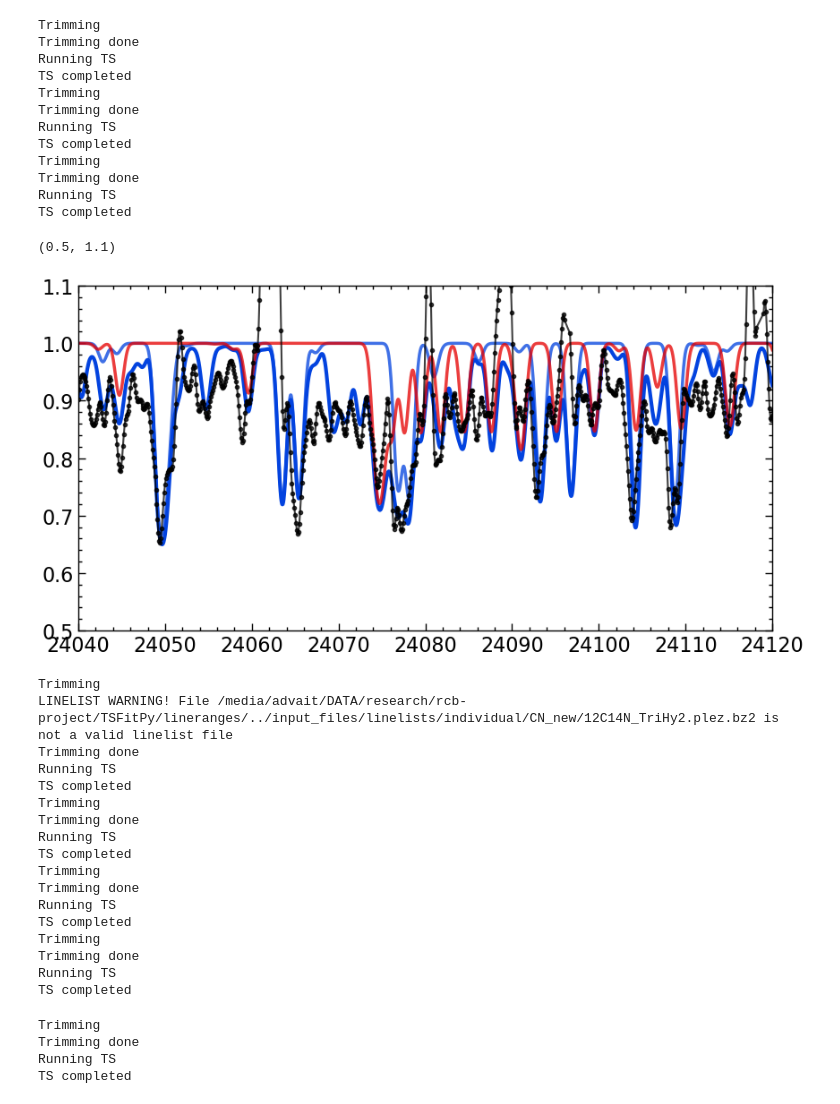
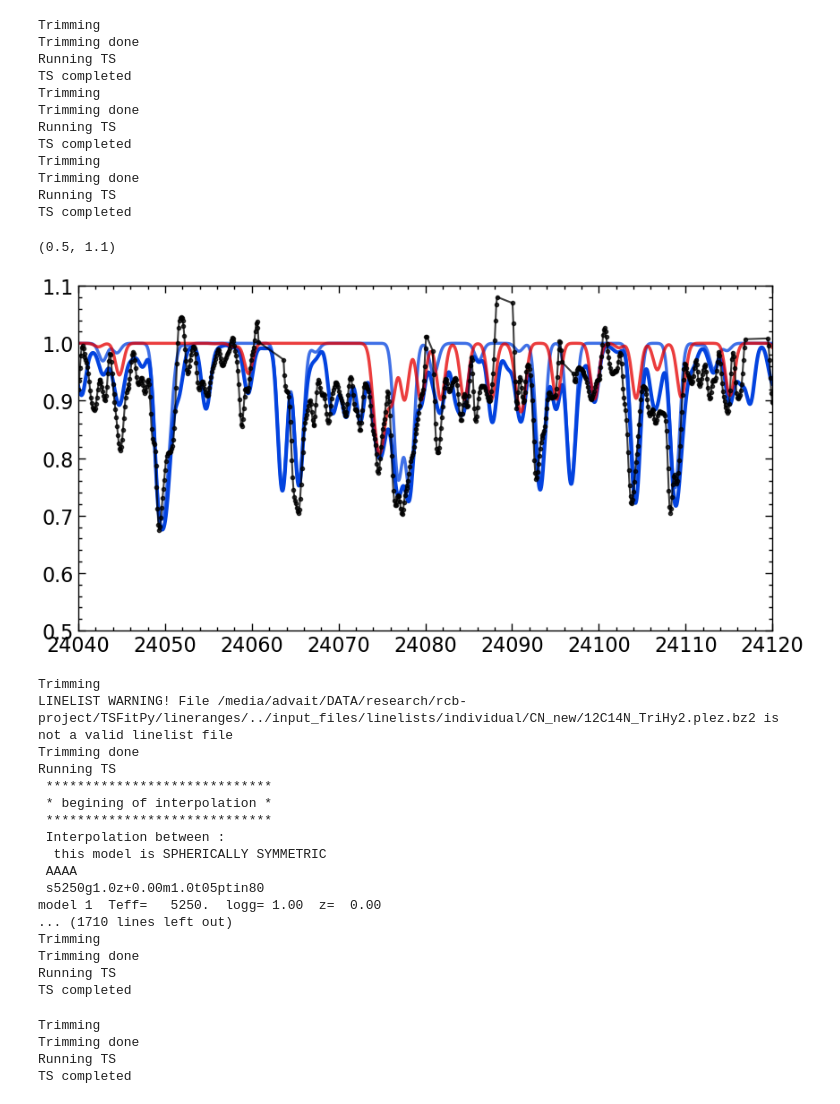
Before and after one commit to advaitmehla/TSFitPy, a Jupyter notebook: lineranges/NSV11154.ipynb, the cells around one changed output. Cells and saved outputs as stored; diff of their text form; code cells hidden in the pictures.

```diff
--- a/lineranges/NSV11154.ipynb
+++ b/lineranges/NSV11154.ipynb
@@ -94,7 +52,7 @@ turbospectrum_paths = {"turbospec_path": "../turbospectrum/exec-ifx/",  # change
                         "model_atmosphere_grid_path": "../input_files/hdc_model_atmospheres/",
                        "line_list_path": ""}
 
-teff = 5500
+teff = 5250
 logg = 1.0
 met = 0.0
 vmic = 6.5
@@ -106,11 +64,11 @@ atmosphere_type = "1D"   # "1D" or "3D"
 nlte_flag = False
 elements_in_nlte = ["Fe", "Mg"]  # can choose several elements, used ONLY if nlte_flag = True
 
-nguess = 8.0
-oguess = 7.7
-element_abundances ={"H" : 7.5-12, "He" : 11.5-10.93, "C" : 9.2-8.56, "N" : nguess-7.98, "O" : oguess-8.77, "Mg":-1, "Ca":-1, "Fe":-0.8, "Si":-0.5, "S":-1, "Na": -1}
+nguess = 7.8
+oguess = 7.4
+element_abundances ={"H" : 7.5-12, "He" : 11.5-10.93, "C" : 8.8-8.56, "N" : nguess-7.98, "O" : oguess-8.77, "Mg":-1, "Ca":-1, "Fe":-0.8, "Si":-0.5, "S":-1, "Na": -1}
                     #  "Fe" : -1.0, "Mg" : -1, "S" : -1, "Si": -1, "Na":-1, "Ca":-1, "Co":-1}
-rat = 5
+rat = 8
 vmac = 4.0
 free_isotopes = {"8.016" : rat/(1+rat), "8.017": 0.0, "8.018": 1/(1+rat)}
 include_molecules = True
@@ -119,7 +77,7 @@ lmin = 22800
 lmax = 22910
 # element_abundances['S'] = -1
 # element_abundances['C'] = 9.75
-turbospectrum_paths["line_list_path"] = "../input_files/linelists/linelist_5500K_new/"
+turbospectrum_paths["line_list_path"] = "../input_files/linelists/linelist_5500K/"
 wavelength, flux = plot_synthetic_data(turbospectrum_paths, teff, logg, met, vmic, lmin, lmax, ldelta, atmosphere_type, nlte_flag, elements_in_nlte, element_abundances, include_molecules, free_isotopes, resolution=75000, macro=vmac, rotation=0, do_matplotlib_plot=False)
 turbospectrum_paths["line_list_path"] = basepath + "C2"
 wavelength, syntflux_C2 = plot_synthetic_data(turbospectrum_paths, teff, logg, met, vmic, lmin, lmax, ldelta, atmosphere_type, nlte_flag, elements_in_nlte, element_abundances, include_molecules,free_isotopes, resolution=75000, macro=vmac, rotation=0, do_matplotlib_plot=False)
@@ -165,7 +123,7 @@ lmin = 22860
 lmax = 22930
 # element_abundances['S'] = -1
 # element_abundances['C'] = 9.75
-turbospectrum_paths["line_list_path"] = "../input_files/linelists/linelist_5500K_new/"
+turbospectrum_paths["line_list_path"] = "../input_files/linelists/linelist_5500K/"
 wavelength, flux = plot_synthetic_data(turbospectrum_paths, teff, logg, met, vmic, lmin, lmax, ldelta, atmosphere_type, nlte_flag, elements_in_nlte, element_abundances, include_molecules, free_isotopes, resolution=75000, macro=vmac, rotation=0, do_matplotlib_plot=False)
 turbospectrum_paths["line_list_path"] = basepath + "C2"
 wavelength, syntflux_C2 = plot_synthetic_data(turbospectrum_paths, teff, logg, met, vmic, lmin, lmax, ldelta, atmosphere_type, nlte_flag, elements_in_nlte, element_abundances, include_molecules,free_isotopes, resolution=75000, macro=vmac, rotation=0, do_matplotlib_plot=False)
@@ -212,7 +170,7 @@ lmin = 23280
 lmax = 23340
 # element_abundances['S'] = -1
 # element_abundances['C'] = 9.75
-turbospectrum_paths["line_list_path"] = "../input_files/linelists/linelist_5500K_new/"
+turbospectrum_paths["line_list_path"] = "../input_files/linelists/linelist_5500K/"
 wavelength, flux = plot_synthetic_data(turbospectrum_paths, teff, logg, met, vmic, lmin, lmax, ldelta, atmosphere_type, nlte_flag, elements_in_nlte, element_abundances, include_molecules, free_isotopes, resolution=75000, macro=vmac, rotation=0, do_matplotlib_plot=False)
 turbospectrum_paths["line_list_path"] = basepath + "C2"
 wavelength, syntflux_C2 = plot_synthetic_data(turbospectrum_paths, teff, logg, met, vmic, lmin, lmax, ldelta, atmosphere_type, nlte_flag, elements_in_nlte, element_abundances, include_molecules,free_isotopes, resolution=75000, macro=vmac, rotation=0, do_matplotlib_plot=False)
@@ -246,41 +204,41 @@ lmin = 24040
 lmax = 24120
 # element_abundances['S'] = -1
 # element_abundances['C'] = 9.75
-turbospectrum_paths["line_list_path"] = "../input_files/linelists/linelist_5500K_new/"
+turbospectrum_paths["line_list_path"] = "../input_files/linelists/linelist_5500K/"
 wavelength, flux = plot_synthetic_data(turbospectrum_paths, teff, logg, met, vmic, lmin, lmax, ldelta, atmosphere_type, nlte_flag, elements_in_nlte, element_abundances, include_molecules, free_isotopes, resolution=75000, macro=vmac, rotation=0, do_matplotlib_plot=False)
 turbospectrum_paths["line_list_path"] = lists['12C16O']
 wavelength, syntflux_CO16 = plot_synthetic_data(turbospectrum_paths, teff, logg, met, vmic, lmin, lmax, ldelta, atmosphere_type, nlte_flag, elements_in_nlte, element_abundances, include_molecules,free_isotopes, resolution=75000, macro=vmac, rotation=0, do_matplotlib_plot=False)
 turbospectrum_paths["line_list_path"] = lists['12C18O']
 wavelength, syntflux_CO18 = plot_synthetic_data(turbospectrum_paths, teff, logg, met, vmic, lmin, lmax, ldelta, atmosphere_type, nlte_flag, elements_in_nlte, element_abundances, include_molecules,free_isotopes, resolution=75000, macro=vmac, rotation=0, do_matplotlib_plot=False)
 
 
 
 plt.figure(figsize=(10, 5))
 # plt.axvline(22949.5, color='r', linestyle='--')
 # plt.plot(wavelength, flux_c2, 'xkcd:green', lw = 2, alpha = 0.6)
 plt.plot(wavelength, flux, 'xkcd:blue', lw = 3,  label="Synthetic")
 # plt.plot(wavelength, syntflux_C2, lw = 2.5, c = 'xkcd:purple', alpha = 0.76, label = r"C$_2$")
 plt.plot(wavelength, syntflux_CO16, lw = 2.5, c = 'xkcd:blue', alpha = 0.76, label = r"$^{12}C^{16}O$")
 plt.plot(wavelength, syntflux_CO18, lw = 2.5, c = 'xkcd:red', alpha = 0.76, label = r"$^{12}C^{18}O$")
 # plt.errorbar(obs_wave, obs_flux, yerr=obs_err, fmt="none", ecolor="gray", alpha=0.5)
 plt.plot(wavecorr*1e4, fluxcorr, "k.-", alpha=0.75, lw =1.5 ,  label="Observed")
 plt.xlim(lmin, lmax)
 plt.ylim(0.5, 1.1)
 # %% [output]
 Trimming
 Trimming done
 Running TS
 TS completed
 Trimming
 Trimming done
 Running TS
 TS completed
 Trimming
 Trimming done
 Running TS
 TS completed
 (0.5, 1.1)
-[figure, old version]
+[figure, new version]
 # %%
 # turbospectrum_paths = {"turbospec_path": "../turbospectrum/exec-ifx/",  # change to /exec-gf/ if gnu compiler
 #                        "interpol_path": "../scripts/model_interpolators/",
@@ -342,7 +300,7 @@ free_isotopes = {"8.016" : rat/(1+rat), "8.017": 0.0, "8.018": 1/(1+rat)}
 include_molecules = True
 # %%
 turbospectrum_paths['line_list_path'] = lists['CN']
-wavelength, syntflux_CN = plot_synthetic_data(turbospectrum_paths, teff, logg, met, vmic, lmin, lmax, ldelta, atmosphere_type, nlte_flag, elements_in_nlte, element_abundances, include_molecules,free_isotopes, resolution=75000, macro=vmac, rotation=0, do_matplotlib_plot=False)
+wavelength, syntflux_CN = plot_synthetic_data(turbospectrum_paths, teff, logg, met, vmic, lmin, lmax, ldelta, atmosphere_type, nlte_flag, elements_in_nlte, element_abundances, include_molecules,free_isotopes, resolution=75000, macro=vmac, rotation=0, do_matplotlib_plot=False, verbose = True)
 
 turbospectrum_paths['line_list_path'] = lists['12C16O']
 wavelength1, syntflux_CO16 = plot_synthetic_data(turbospectrum_paths, teff, logg, met, vmic, lmin, lmax, ldelta, atmosphere_type, nlte_flag, elements_in_nlte, element_abundances, include_molecules,free_isotopes, resolution=75000, macro=vmac, rotation=0, do_matplotlib_plot=False)
@@ -357,19 +315,19 @@ Trimming
 LINELIST WARNING! File /media/advait/DATA/research/rcb-project/TSFitPy/lineranges/../input_files/linelists/individual/CN_new/12C14N_TriHy2.plez.bz2 is not a valid linelist file
 Trimming done
 Running TS
-TS completed
+ *****************************
+ * begining of interpolation *
+ *****************************
+ Interpolation between :
+  this model is SPHERICALLY SYMMETRIC
+ AAAA
+ s5250g1.0z+0.00m1.0t05ptin80
+model 1  Teff=   5250.  logg= 1.00  z=  0.00
+... (1710 lines left out)
 Trimming
 Trimming done
 Running TS
 TS completed
-Trimming
-Trimming done
-Running TS
-TS completed
-Trimming
-Trimming done
-Running TS
-TS completed
 # %%
 
 turbospectrum_paths['line_list_path'] = lists['atoms']
```
Also changed, not shown: parts of 15 cells of this notebook, 16 other files.
